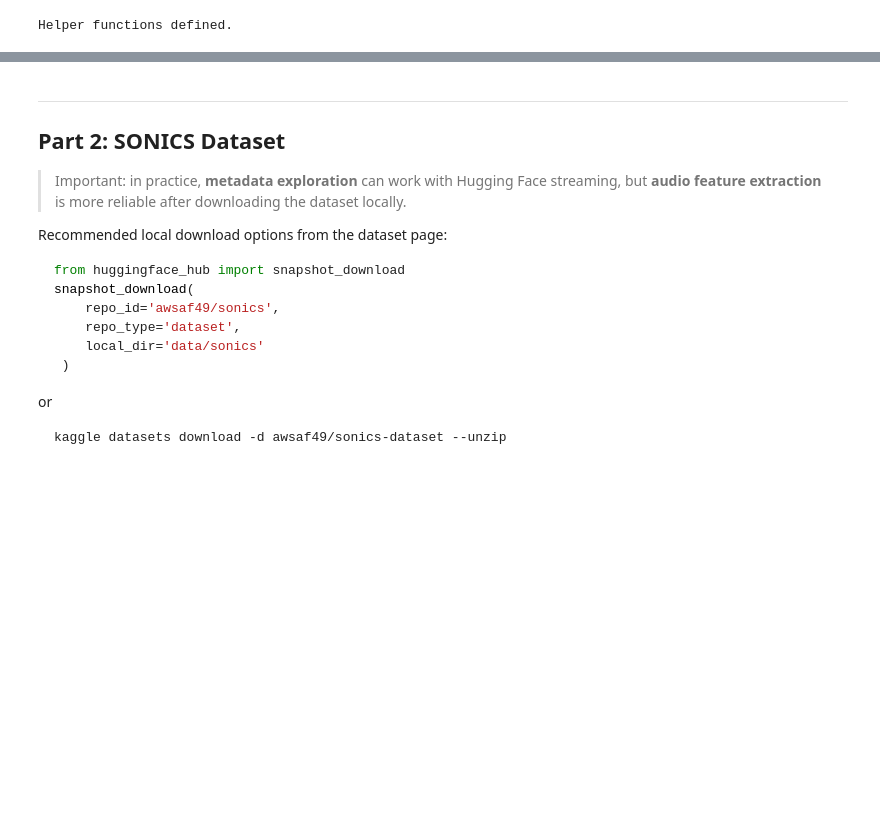
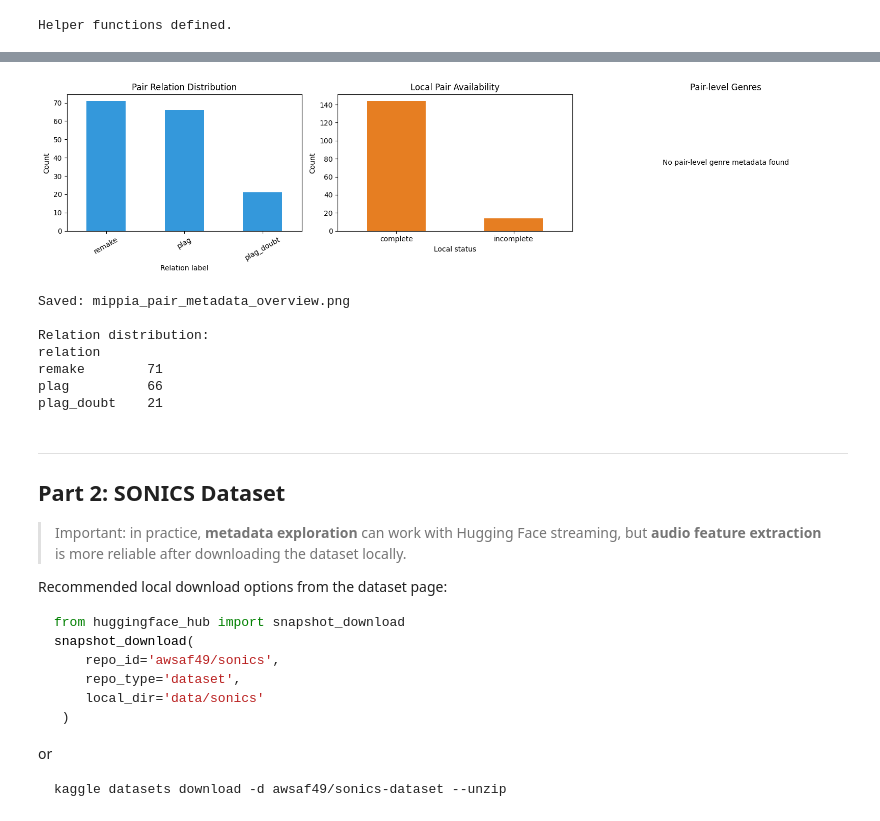
Before and after one commit to BesianaAgko/AI_Generated_song_detection, a Jupyter notebook: data_exploration.ipynb, the cells around one changed output, grey strips where cells are left out. Drawn from its saved outputs; the diff is of its cells as text; code cells hidden in the pictures; blank space fills up the shorter version.

```diff
--- a/data_exploration.ipynb
+++ b/data_exploration.ipynb
@@ -178,0 +190,66 @@ Analyzed 20 files
+# %%
+# ── Pair-level metadata exploration ───────────────────────────────────────────
+if 'mippia_pairs_meta_df' in dir() and not mippia_pairs_meta_df.empty:
+    relation_counts = (
+        mippia_pairs_meta_df['relation'].fillna('unknown').astype(str).value_counts()
+        if 'relation' in mippia_pairs_meta_df.columns
+        else pd.Series(dtype='int64')
+    )
+    status_counts = mippia_pairs_meta_df['local_status'].value_counts()
+
+    genre_cols = [c for c in mippia_pairs_meta_df.columns if 'genre' in c.lower()]
+    if genre_cols:
+        genre_values = []
+        for col in genre_cols:
+            genre_values.extend(
+                mippia_pairs_meta_df[col].dropna().astype(str).tolist()
+            )
+        genre_counts = pd.Series(genre_values).value_counts().head(10) if genre_values else pd.Series(dtype='int64')
+    else:
+        genre_counts = pd.Series(dtype='int64')
+
+    fig, axes = plt.subplots(1, 3, figsize=(16, 4))
+
+    if not relation_counts.empty:
+        relation_counts.plot(kind='bar', ax=axes[0], color='#3498db')
+        axes[0].set_title('Pair Relation Distribution')
+        axes[0].set_xlabel('Relation label')
+        axes[0].set_ylabel('Count')
+        axes[0].tick_params(axis='x', rotation=30)
+    else:
+        axes[0].text(0.5, 0.5, 'No relation column found', ha='center', va='center')
+        axes[0].set_title('Pair Relation Distribution')
+        axes[0].set_axis_off()
+
+    status_counts.plot(kind='bar', ax=axes[1], color='#e67e22')
+    axes[1].set_title('Local Pair Availability')
+    axes[1].set_xlabel('Local status')
+    axes[1].set_ylabel('Count')
+    axes[1].tick_params(axis='x', rotation=0)
+
+    if not genre_counts.empty:
+        genre_counts.sort_values().plot(kind='barh', ax=axes[2], color='#2ecc71')
+        axes[2].set_title('Top Pair-level Genres')
+        axes[2].set_xlabel('Count')
+    else:
+        axes[2].text(0.5, 0.5, 'No pair-level genre metadata found', ha='center', va='center')
+        axes[2].set_title('Pair-level Genres')
+        axes[2].set_axis_off()
+
+    plt.tight_layout()
+    plt.savefig('mippia_pair_metadata_overview.png', dpi=120, bbox_inches='tight')
+    plt.show()
+    print('Saved: mippia_pair_metadata_overview.png')
+
+    if not relation_counts.empty:
+        print('\nRelation distribution:')
+        print(relation_counts.to_string())
+# %% [output]
+[figure, added]
+Saved: mippia_pair_metadata_overview.png
+
+Relation distribution:
+relation
+remake        71
+plag          66
+plag_doubt    21
```
Also changed, not shown: parts of 14 cells of this notebook.
